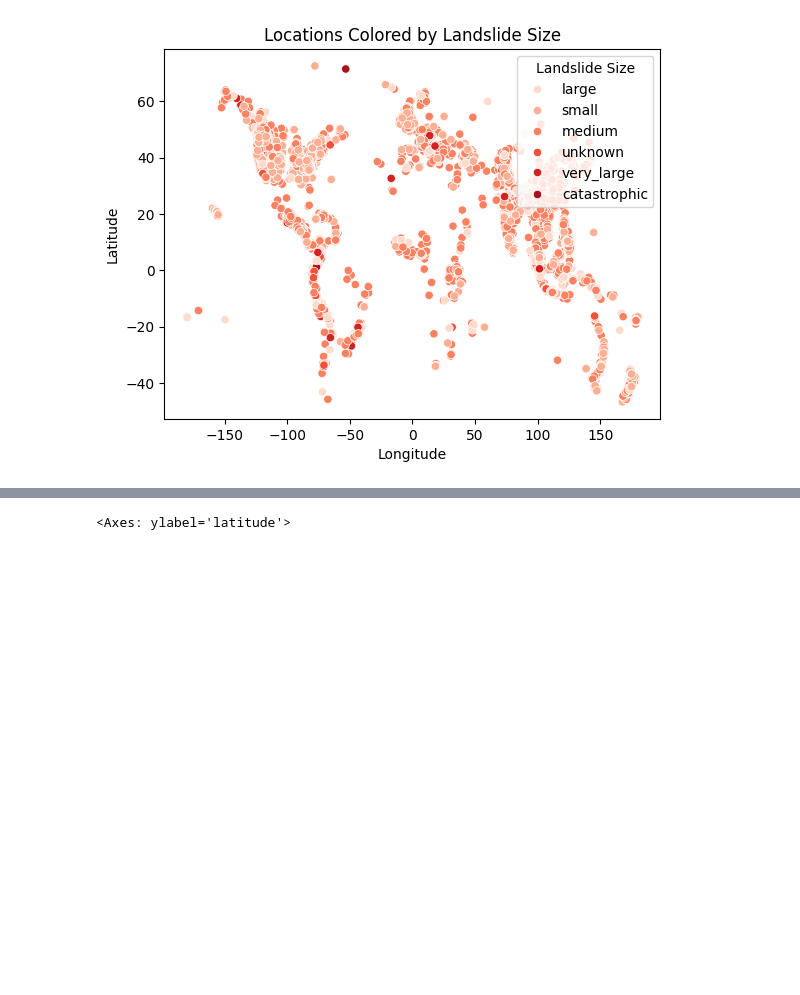
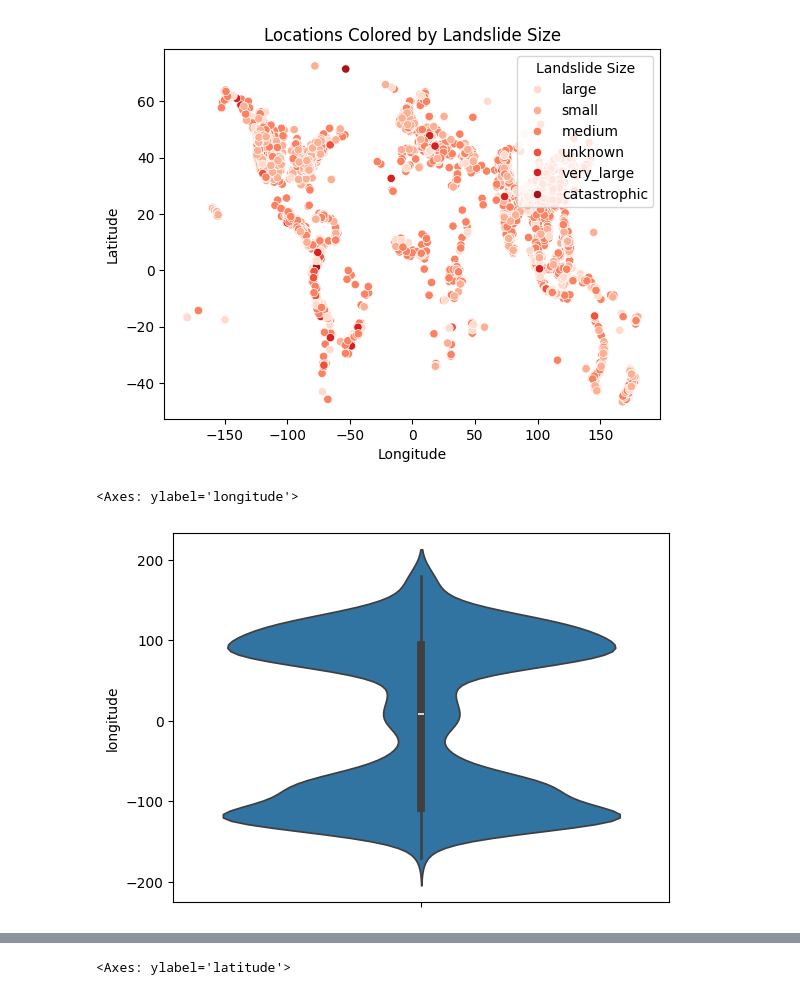
Before and after one commit to Mcrash01/Python-data-analysis, a Jupyter notebook: exploration.ipynb, the cells around one changed output, grey strips where cells are left out. Cells and saved outputs as stored; diff of their text form; code cells hidden in the pictures; blank space fills up the shorter version.

```diff
--- a/exploration.ipynb
+++ b/exploration.ipynb
@@ -172,0 +194,3 @@ plt.show()
+# %%
+landslides[["event_date_month", "event_date_day", "event_date_year"]]= landslides["event_date2"].str.split('/',expand= True)
+# landslides[["event_time2"]]= landslides["event_date"].str.split('/',expand= True).concat()
@@ -284,3 +340,8 @@ plt.ylabel('Latitude')
 plt.show()
 # %% [output]
 [figure]
+# %%
+sns.violinplot(landslides['longitude'])
+# %% [output]
+<Axes: ylabel='longitude'>
+[figure, added]
```
Also changed, not shown: parts of 24 cells of this notebook.
